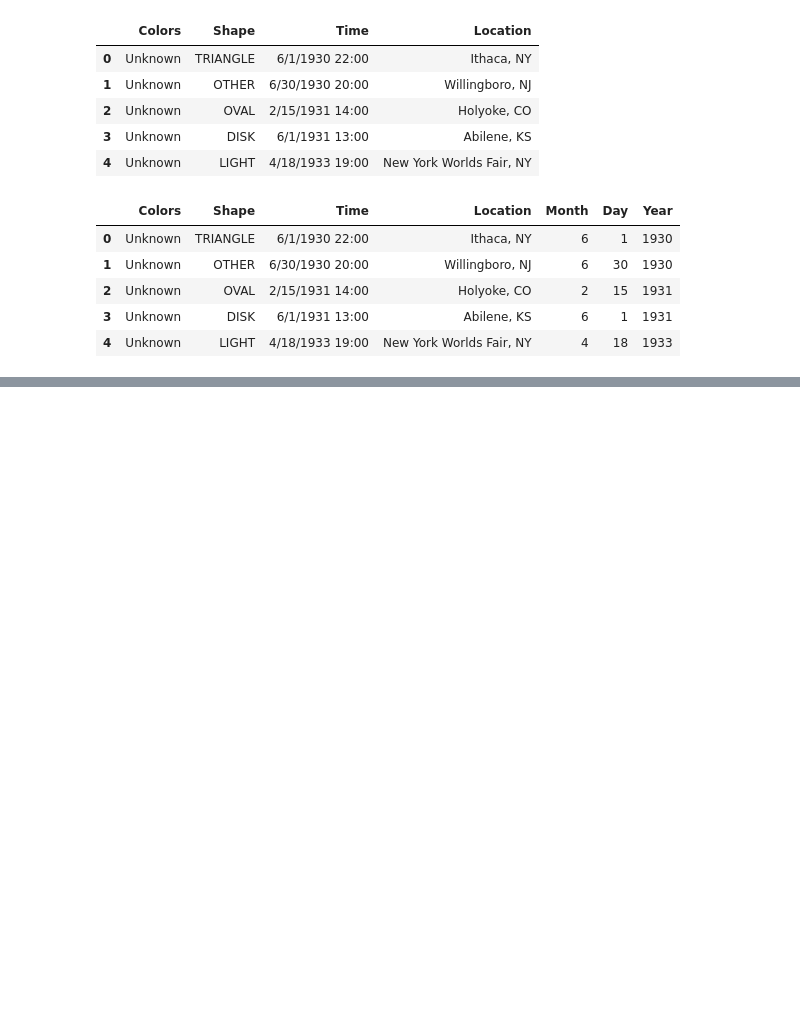
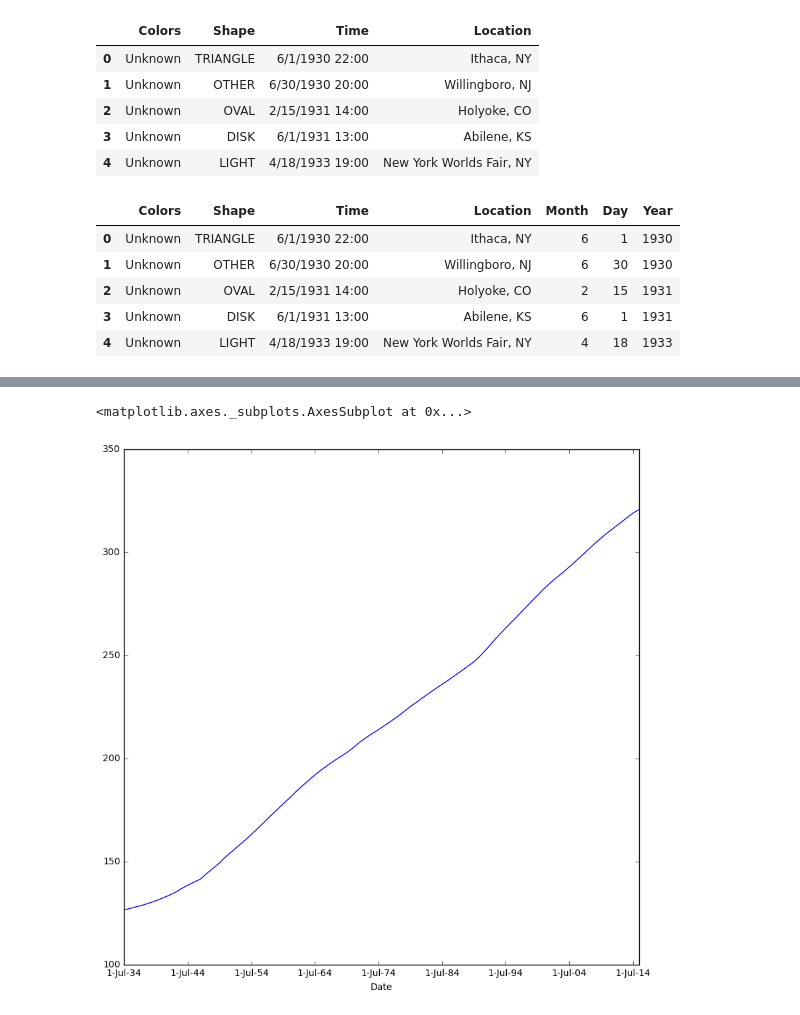
Before and after one commit to randalgoomer/ds-sf-29, a Jupyter notebook: notebooks/02_pandas.ipynb, the cells around one changed output, grey strips where cells are left out. Cells and saved outputs as stored; diff of their text form; code cells hidden in the pictures; blank space fills up the shorter version.

```diff
--- a/notebooks/02_pandas.ipynb
+++ b/notebooks/02_pandas.ipynb
@@ -1020,14 +1021,17 @@ AttributeError: 'DataFrameGroupBy' object has no attribute 'City'
 # %%
 # -----Analysis-----
 # Clearly, Aliens love the X-Files (which came out in 1993).
 # Aliens are a natural extension of the target demographic so it makes sense.
 
 # Well hold on Sinan, the US population is always increasing
 # So maybe there's a jump in population which would make sense!
 # US Population data from 1930 as taken from the Census
 
 us_population = pd.read_csv('../data/us_population.csv')
-us_population.plot(x = 'Date', y = 'Population', legend = False)
+us_population.plot(x = 'Date', y = 'Population', legend = False, figsize = (10,10))
 # Seems like a steady increase to me..
+# %% [output]
+<matplotlib.axes._subplots.AxesSubplot at 0x...>
+[figure, added]
 # %%
 # Plot the sightings in in July
```
Also changed, not shown: parts of 3 cells of this notebook, 2 other files.
